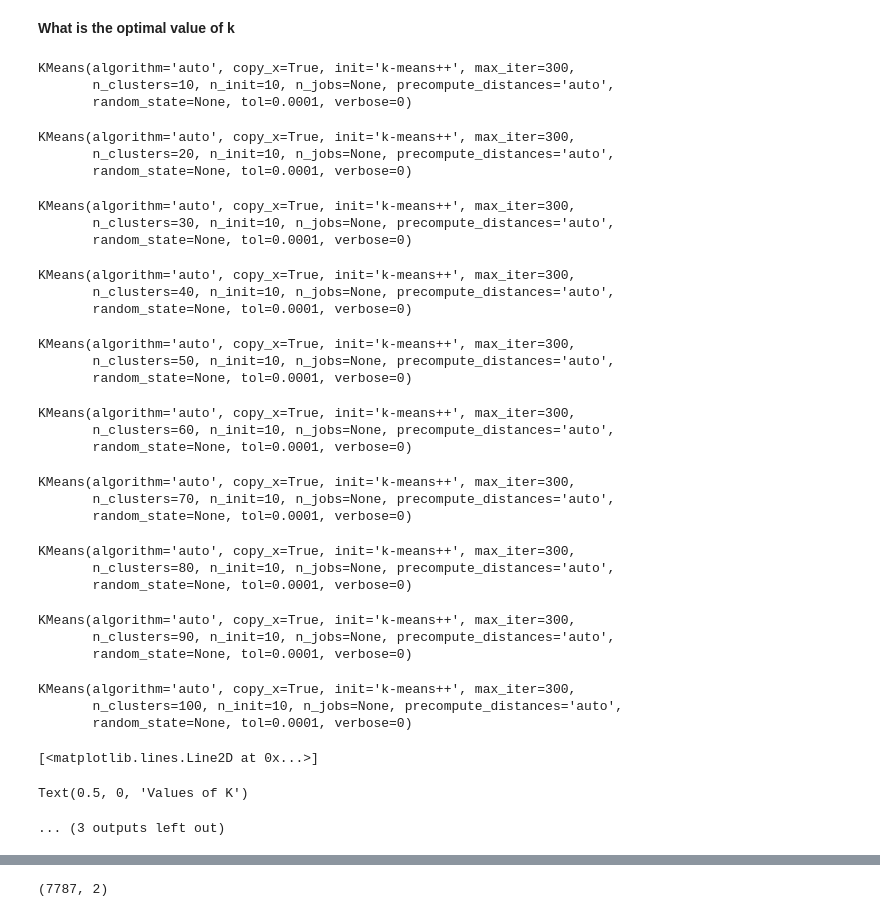
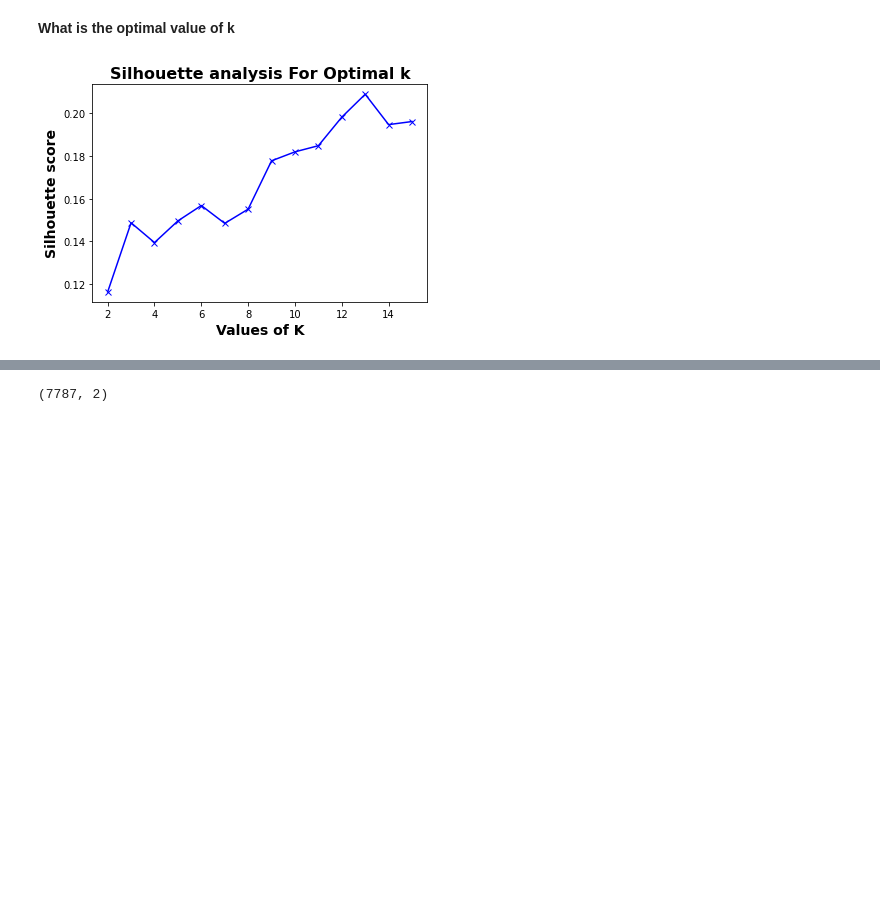
Before and after one commit to shetehm/NETFLIX-MOVIES-AND-TV-SHOWS-CLUSTERING, a Jupyter notebook: Individual_Colab_NETFLIX_MOVIES_AND_TV_SHOWS_CLUSTERING.ipynb, the cells around one changed output, grey strips where cells are left out. Cells and saved outputs as stored; diff of their text form; code cells hidden in the pictures; blank space fills up the shorter version.

```diff
--- a/Individual_Colab_NETFLIX_MOVIES_AND_TV_SHOWS_CLUSTERING.ipynb
+++ b/Individual_Colab_NETFLIX_MOVIES_AND_TV_SHOWS_CLUSTERING.ipynb
@@ -932,58 +932,26 @@ cluster_df.shape
 # %%
 # Silhouette scores for different values of k
 from sklearn.cluster import KMeans
 from sklearn.metrics import silhouette_score
-range_n_clusters =[10,20,30,40,50,60,70,80,90,100]
+range_n_clusters =[2,3,4,5,6,7,8,9,10,11,12,13,14,15]
 silhouette_avg = []
 for num_clusters in range_n_clusters:
 
  # initialise kmeans
  kmeans = KMeans(n_clusters=num_clusters, init='k-means++', n_init=10)
  kmeans.fit(cluster_df)
  cluster_labels = kmeans.labels_
  silhouette_avg.append(silhouette_score(cluster_df, cluster_labels))
 
  # silhouette score
 
 plt.plot(range_n_clusters,silhouette_avg,'bx-')
 plt.xlabel('Values of K', weight='bold', fontsize= 14)
 plt.ylabel('Silhouette score', weight='bold', fontsize= 14)
 plt.title('Silhouette analysis For Optimal k', weight='bold', fontsize= 16)
 plt.show()
 # %% [output]
-KMeans(algorithm='auto', copy_x=True, init='k-means++', max_iter=300,
-       n_clusters=10, n_init=10, n_jobs=None, precompute_distances='auto',
-       random_state=None, tol=0.0001, verbose=0)
-KMeans(algorithm='auto', copy_x=True, init='k-means++', max_iter=300,
-       n_clusters=20, n_init=10, n_jobs=None, precompute_distances='auto',
-       random_state=None, tol=0.0001, verbose=0)
-KMeans(algorithm='auto', copy_x=True, init='k-means++', max_iter=300,
-       n_clusters=30, n_init=10, n_jobs=None, precompute_distances='auto',
-       random_state=None, tol=0.0001, verbose=0)
-KMeans(algorithm='auto', copy_x=True, init='k-means++', max_iter=300,
-       n_clusters=40, n_init=10, n_jobs=None, precompute_distances='auto',
-       random_state=None, tol=0.0001, verbose=0)
-KMeans(algorithm='auto', copy_x=True, init='k-means++', max_iter=300,
-       n_clusters=50, n_init=10, n_jobs=None, precompute_distances='auto',
-       random_state=None, tol=0.0001, verbose=0)
-KMeans(algorithm='auto', copy_x=True, init='k-means++', max_iter=300,
-       n_clusters=60, n_init=10, n_jobs=None, precompute_distances='auto',
-       random_state=None, tol=0.0001, verbose=0)
-KMeans(algorithm='auto', copy_x=True, init='k-means++', max_iter=300,
-       n_clusters=70, n_init=10, n_jobs=None, precompute_distances='auto',
-       random_state=None, tol=0.0001, verbose=0)
-KMeans(algorithm='auto', copy_x=True, init='k-means++', max_iter=300,
-       n_clusters=80, n_init=10, n_jobs=None, precompute_distances='auto',
-       random_state=None, tol=0.0001, verbose=0)
-KMeans(algorithm='auto', copy_x=True, init='k-means++', max_iter=300,
-       n_clusters=90, n_init=10, n_jobs=None, precompute_distances='auto',
-       random_state=None, tol=0.0001, verbose=0)
-KMeans(algorithm='auto', copy_x=True, init='k-means++', max_iter=300,
-       n_clusters=100, n_init=10, n_jobs=None, precompute_distances='auto',
-       random_state=None, tol=0.0001, verbose=0)
-[<matplotlib.lines.Line2D at 0x...>]
-Text(0.5, 0, 'Values of K')
-... (3 outputs left out)
+[figure, added]
 # %%
 # Applying Elbow Method For Optimal k
 Sum_of_squared_distances = []
```
Also changed, not shown: parts of 5 cells of this notebook.
